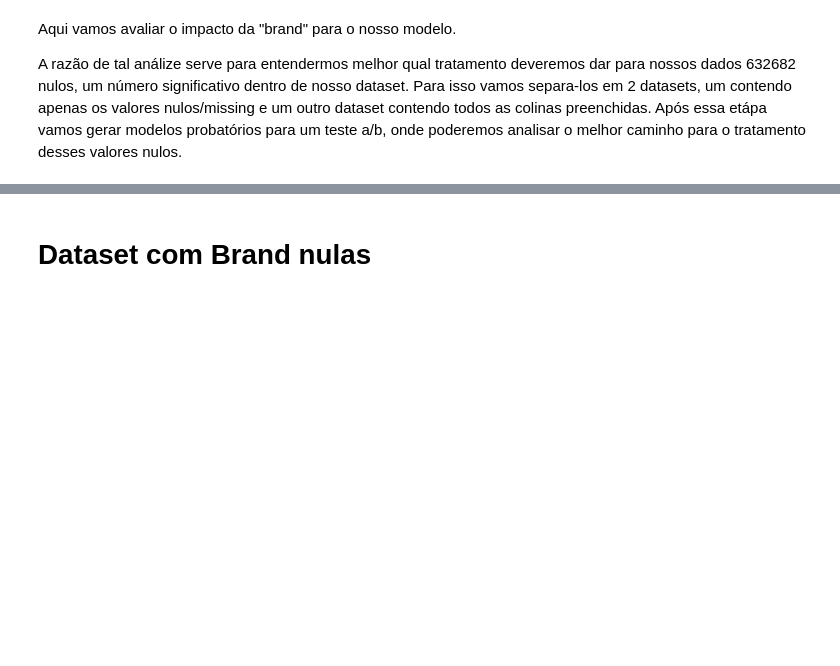
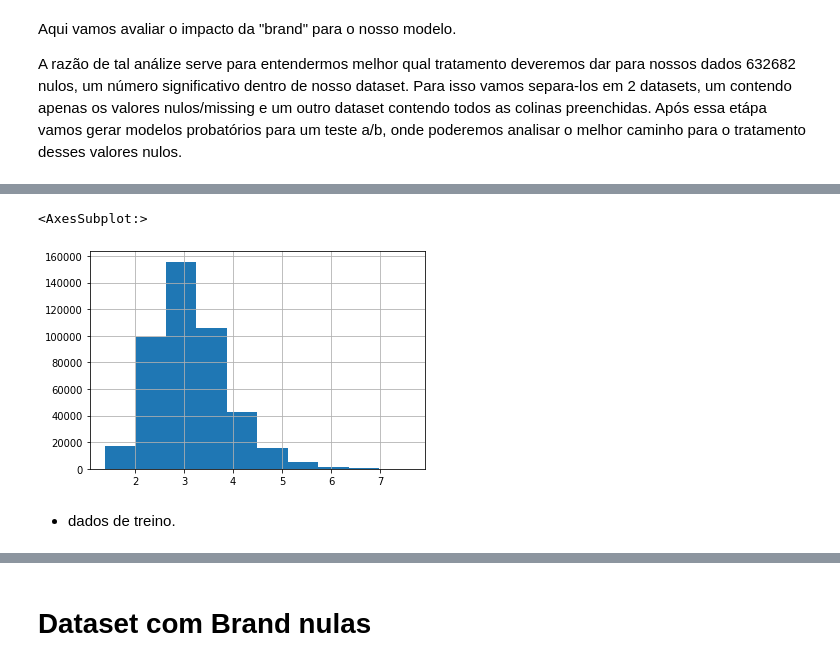
Before and after one commit to anachavesv8/Bootcamp_Blue, a Jupyter notebook: Mercari Price Suggestion Challenge/notebooks/Hipotese1 - Brand_price.ipynb, the cells around one changed output, grey strips where cells are left out. Cells and saved outputs as stored; diff of their text form; code cells hidden in the pictures; blank space fills up the shorter version.

```diff
--- a/Mercari Price Suggestion Challenge/notebooks/Hipotese1 - Brand_price.ipynb
+++ b/Mercari Price Suggestion Challenge/notebooks/Hipotese1 - Brand_price.ipynb
@@ -38,29 +37,3 @@ train.head()
 | 2 | AVA-VIV Blouse | 1 | Target | 10.0 | 1 | Adorable top with a hint of lace ... | 14 | Women | ... |
 | 3 | Leather Horse Statues | 1 | NaN | 35.0 | 1 | New with tags. Leather horses. Re... | 1 | Home | ... |
 | 4 | 24K GOLD plated rose | 1 | NaN | 44.0 | 0 | Complete with certificate of auth... | 13 | Women | ... |
-# %%
-def text_preprocess(phrase):
-
-    phrase = re.sub(r"won\'t", "will not", phrase)
-    phrase = re.sub(r"can\'t", "can not", phrase)
-    phrase = re.sub(r"n\'t", " not", phrase)
-    phrase = re.sub(r"\'re", " are", phrase)
-    phrase = re.sub(r"\'s", " is", phrase)
-    phrase = re.sub(r"\'d", " would", phrase)
-    phrase = re.sub(r"\'ll", " will", phrase)
-    phrase = re.sub(r"\'t", " not", phrase)
-    phrase = re.sub(r"\'ve", " have", phrase)
-    phrase = re.sub(r"\'m", " am", phrase)
-
-    phrase = re.sub('https?://\S+| www.\S+', '', phrase) #Remoção de qualquer site que possa ter no nosso dataset
-    phrase  = re.sub('[rm]', '', phrase) #exclusao do "[rm]" usado pelo kaggle para substituir o preço que aparecia na coluna name e description
-    phrase = re.sub("[^a-zA-Z0-9' \n\.]", '', phrase)  #excluindo tudo o que não for letra e numero.
-
-    phrase  = re.sub('^no description yet$', '', phrase)
-
-    phrase = re.sub(' +', ' ', phrase) #exclusão de espaços extras, ex: "eu    vou" -> "eu vou"
-
-    phrase = phrase.lower() #passando para letra minúscula.
-
-
-    return phrase
@@ -79,2 +50,4 @@ rfr = RandomForestRegressor(n_estimators=100, n_jobs=-1)
 # %%
 Train_with_brand = train.dropna(subset="brand_name") #Dropando todas as linhas nulas  em brand,nesse modelo só teremos valores não nulos para essa coluna
+# %%
+Train_with_brand=Train_with_brand.sample(632682) #igualando ao numero de samples do dataset de brands nulas.
@@ -82,4 +67,4 @@ Train_with_brand = train.dropna(subset="brand_name") #Dropando todas as linhas n
 X1 = Train_with_brand.drop("price", axis = 1)
 y1 = Train_with_brand["price"]
 # %%
-X1train, X1val, y1train, y1val = train_test_split(X1, y1, test_size=0.4, random_state=10) #split 60/40
+X1train, X1val, y1train, y1val = train_test_split(X1, y1, test_size=0.3, random_state=10) #split 70/30
@@ -98,0 +71,11 @@ vce_xtrain_descrip_1 = vec.fit_transform(X1train["item_description"])
+# %%
+#Normalizando, com log, o target (price), foi realizado de forma separada para nao terem dados vazados.
+
+y1train =  np.log1p(y1train)
+y1val =  np.log1p(y1val)
+y1train.hist()
+# %% [output]
+<AxesSubplot:>
+[figure, added]
+# %% [markdown]
+-   dados de treino.
```
Also changed, not shown: parts of 42 cells of this notebook.
